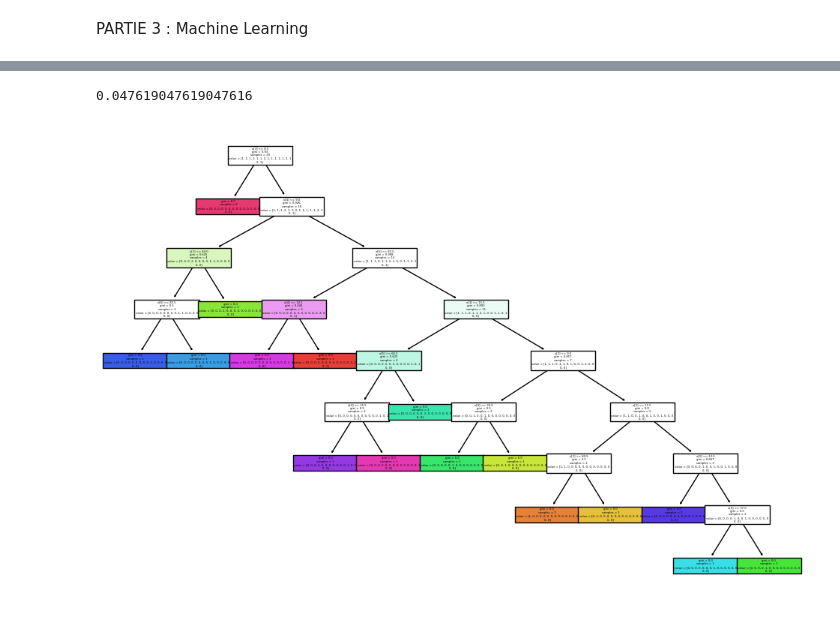
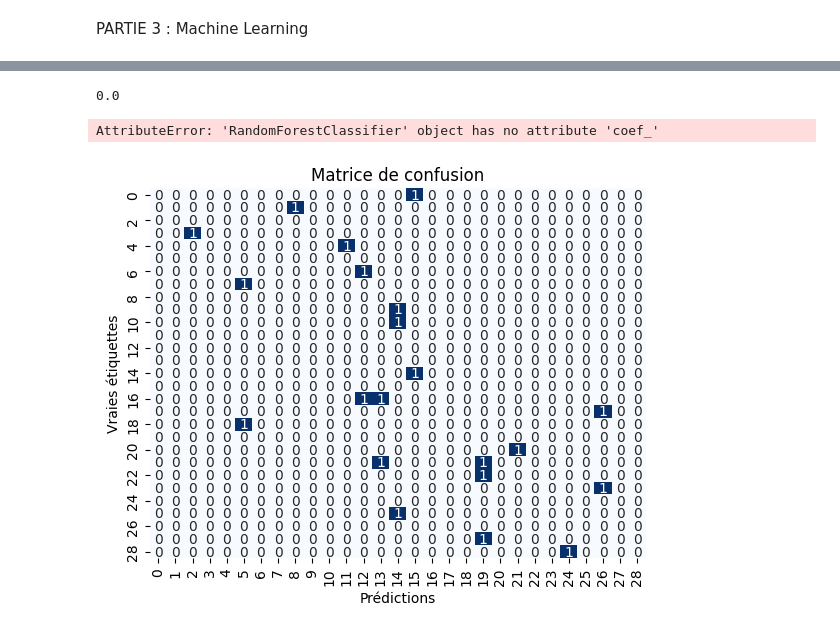
Before and after one commit to LeaBarreau/Data_visualisation, a Jupyter notebook: Notebook.ipynb, the cells around one changed output, grey strips where cells are left out. Cells and saved outputs as stored; diff of their text form; code cells hidden in the pictures.

```diff
--- a/Notebook.ipynb
+++ b/Notebook.ipynb
@@ -501,7 +501,9 @@ m
 # %% [markdown]
 PARTIE 3 : Machine Learning
 # %%
+import pandas
 dataML = pandas.read_csv(r"Sous_base_dep.csv", decimal=",")
+dataML['dep'] = dataML['dep'].replace({'2A': 201, '2B': 202})
 dataML.head(5)
 # %% [output]
 |  | dep | Part_grave | age_moyen | Part_homme | Part_surf_degradee | Part_lum_degradee | Part_atm_degradee | ... |
@@ -510,5 +512,3 @@ dataML.head(5)
 | 2 | 54 | 26 | 34 | 79 | 10 | 17 | 11 | ... |
 | 3 | 15 | 71 | 46 | 88 | 4 | 8 | 13 | ... |
 | 4 | 987 | 88 | 37 | 88 | 16 | 58 | 11 | ... |
-# %%
-dataML = dataML.drop('dep', axis=1)
@@ -563,17 +515,45 @@ Y_pred = clf.predict(X_test)
-# %%
-from sklearn.metrics import accuracy_score, classification_report, confusion_matrix
-
-# Calculer l'exactitude
-accuracy = accuracy_score(Y_test, Y_pred)
-accuracy
-# %% [output]
-0.047619047619047616
-# %%
-from sklearn.tree import plot_tree
-import matplotlib.pyplot as plt
-
-plt.figure(figsize=(12, 8))
-plot_tree(clf, filled=True)
-plt.show()
-# %% [output]
-[figure, removed]
+# %%
+from sklearn.ensemble import RandomForestClassifier
+from sklearn.metrics import accuracy_score, classification_report
+from sklearn.neighbors import KNeighborsClassifier
+
+# Divisez les données en ensemble d'entraînement et ensemble de test
+X = dataML[['dep', 'age_moyen', 'Part_homme', 'Part_lum_degradee', 'Part_agglo', 'Part_secu']]
+y = dataML['Part_grave']
+X_train, X_test, y_train, y_test = train_test_split(X, y, test_size=0.2, random_state=42)
+
+# Créez et entraînez le modèle Random Forest
+neigh = RandomForestClassifier(n_estimators=100, random_state=42)
+neigh.fit(X_train, y_train)
+
+# Prédictions sur l'ensemble de test
+y_pred = neigh.predict(X_test)
+
+# Évaluation du modèle
+accuracy = accuracy_score(y_test, y_pred)
+classification_rep = classification_report(y_test, y_pred)
+# %%
+accuracy
+#classification_rep
+# %% [output]
+0.0
+# %%
+coefficients = model.coef_
+feature_names = X.columns
+for feature, coef in zip(feature_names, coefficients[0]):
+    print(f"{feature}: {coef}")
+# %% [output]
+AttributeError: 'RandomForestClassifier' object has no attribute 'coef_'
+# %%
+from sklearn.metrics import confusion_matrix
+import seaborn as sns
+
+conf_matrix = confusion_matrix(y_test, y_pred)
+
+sns.heatmap(conf_matrix, annot=True, fmt='d', cmap='Blues', cbar=False)
+plt.xlabel('Prédictions')
+plt.ylabel('Vraies étiquettes')
+plt.title('Matrice de confusion')
+plt.show()
+# %% [output]
+[figure, added]
```
Also changed, not shown: parts of 5 cells of this notebook, 1 other file.
